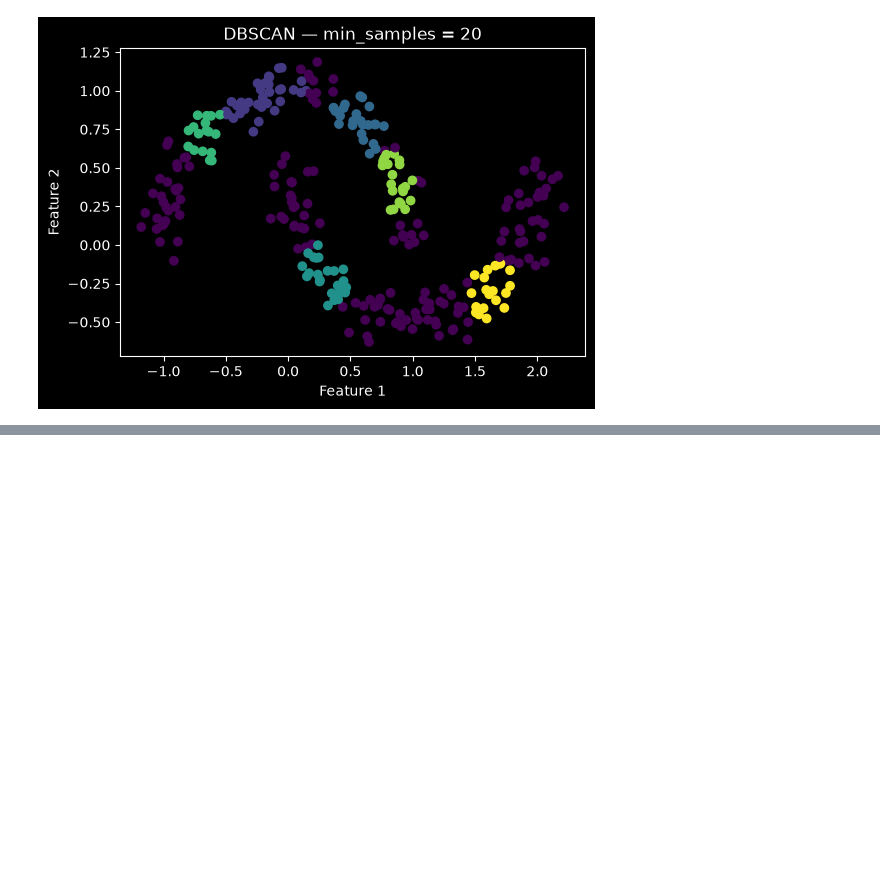
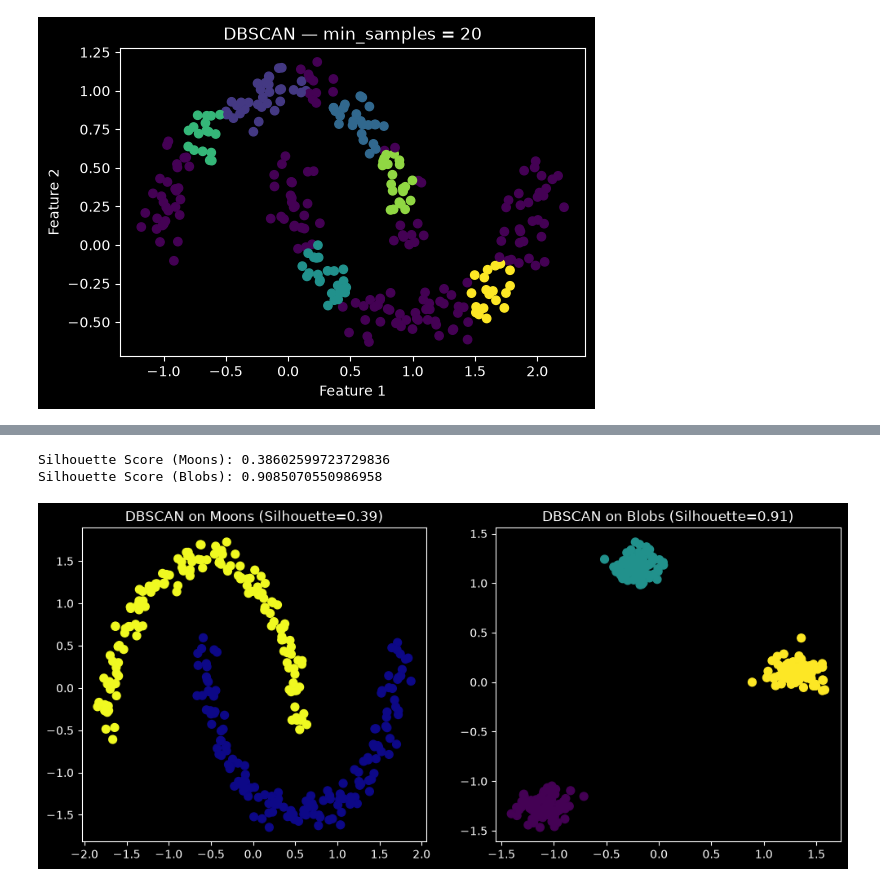
Before and after one commit to MUHAMMADZARYABKHAN-21/new.py, a Jupyter notebook: learning/machine-learning/scikit-learn/notebooks/06-unsupervised-learning/35_dbscan.ipynb, the cells around one changed output, grey strips where cells are left out. Cells and saved outputs as stored; diff of their text form; code cells hidden in the pictures; blank space fills up the shorter version.

```diff
--- a/learning/machine-learning/scikit-learn/notebooks/06-unsupervised-learning/35_dbscan.ipynb
+++ b/learning/machine-learning/scikit-learn/notebooks/06-unsupervised-learning/35_dbscan.ipynb
@@ -176,0 +379,57 @@ min_samples = 20 | clusters = 6 | noise = 159
+# %%
+ import numpy as np
+import matplotlib.pyplot as plt
+from sklearn.cluster import DBSCAN
+from sklearn.datasets import make_moons, make_blobs
+from sklearn.preprocessing import StandardScaler
+from sklearn.metrics import silhouette_score
+
+# -----------------------------
+# 1. Generate synthetic datasets
+# -----------------------------
+# Two moons dataset (non-linear clusters)
+X_moons, _ = make_moons(n_samples=300, noise=0.05, random_state=42)
+
+# Blob dataset (well-separated clusters)
+X_blobs, _ = make_blobs(n_samples=300, centers=3, cluster_std=0.6, random_state=42)
+
+# Scale features (important for DBSCAN)
+X_moons = StandardScaler().fit_transform(X_moons)
+X_blobs = StandardScaler().fit_transform(X_blobs)
+
+# -----------------------------
+# 2. Apply DBSCAN
+# -----------------------------
+dbscan_moons = DBSCAN(eps=0.3, min_samples=5)
+labels_moons = dbscan_moons.fit_predict(X_moons)
+
+dbscan_blobs = DBSCAN(eps=0.5, min_samples=5)
+labels_blobs = dbscan_blobs.fit_predict(X_blobs)
+
+# -----------------------------
+# 3. Evaluate clustering
+# -----------------------------
+silhouette_moons = silhouette_score(X_moons, labels_moons)
+silhouette_blobs = silhouette_score(X_blobs, labels_blobs)
+
+print("Silhouette Score (Moons):", silhouette_moons)
+print("Silhouette Score (Blobs):", silhouette_blobs)
+
+# -----------------------------
+# 4. Visualization
+# -----------------------------
+fig, axes = plt.subplots(1, 2, figsize=(12, 5))
+
+# Plot Moons dataset
+axes[0].scatter(X_moons[:, 0], X_moons[:, 1], c=labels_moons, cmap='plasma', s=50)
+axes[0].set_title(f"DBSCAN on Moons (Silhouette={silhouette_moons:.2f})")
+
+# Plot Blobs dataset
+axes[1].scatter(X_blobs[:, 0], X_blobs[:, 1], c=labels_blobs, cmap='viridis', s=50)
+axes[1].set_title(f"DBSCAN on Blobs (Silhouette={silhouette_blobs:.2f})")
+
+plt.show()
+# %% [output]
+Silhouette Score (Moons): 0.38602599723729836
+Silhouette Score (Blobs): 0.9085070550986958
+[figure, added]
```
Also changed, not shown: parts of 4 cells of this notebook, 1 other file.
